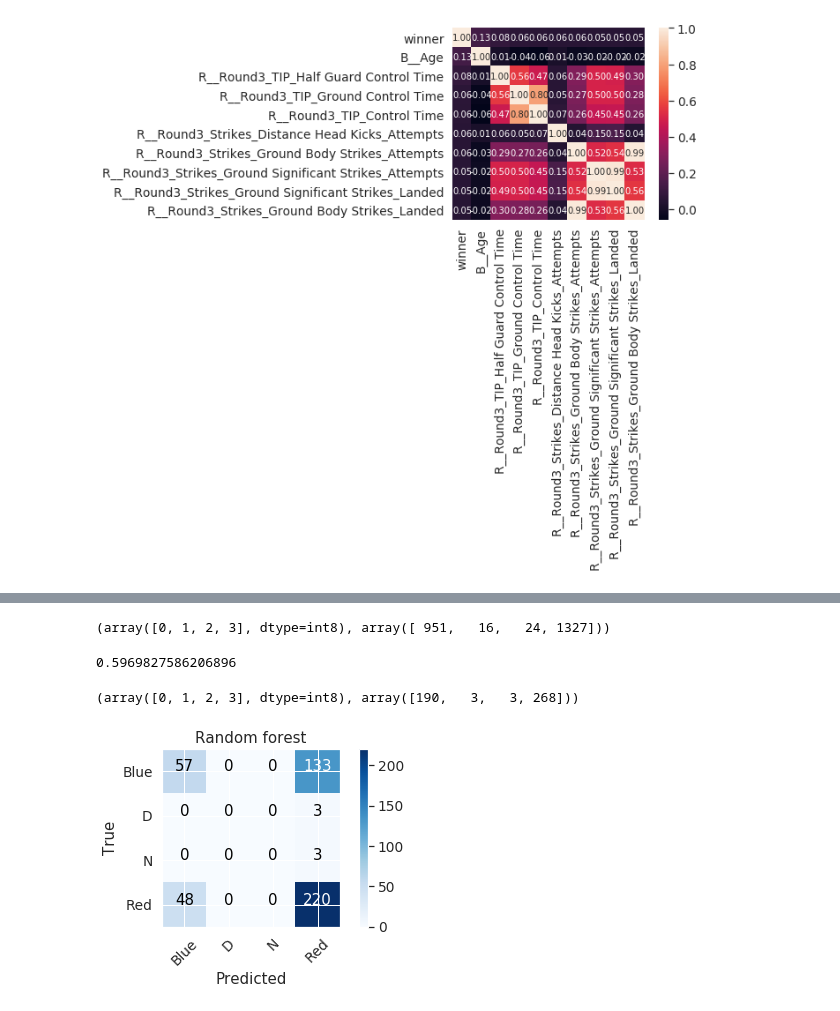
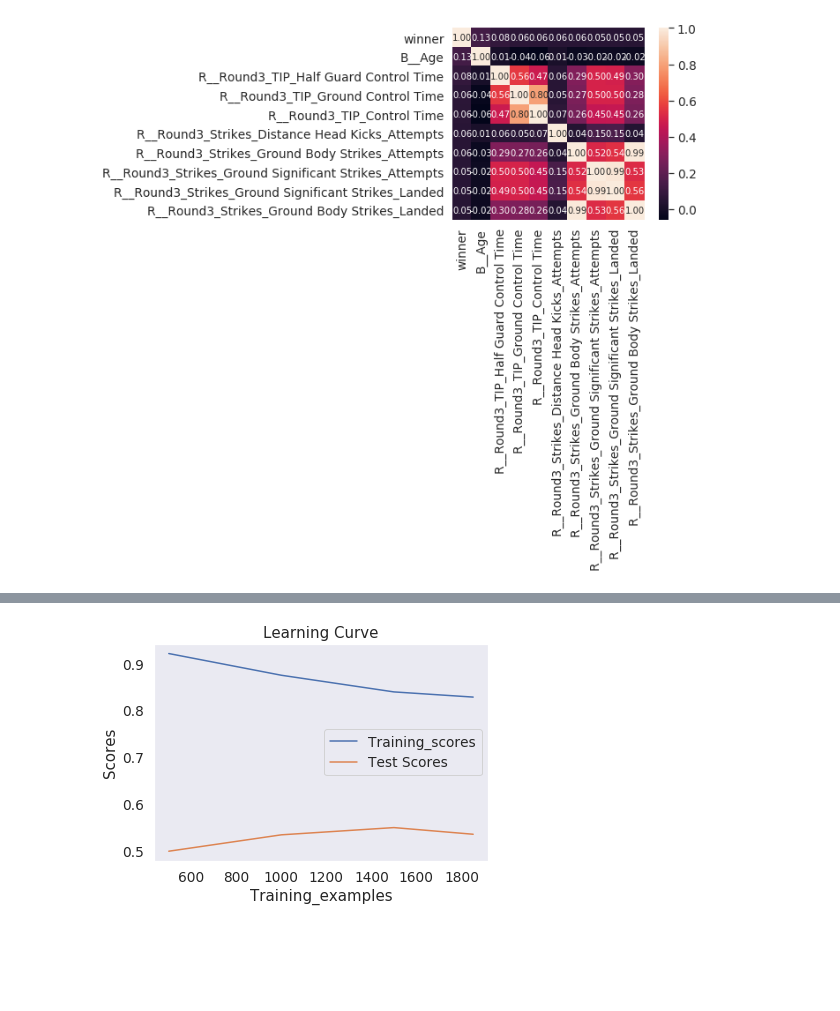
Before and after one commit to Hitkul/UFC_Fight_Prediction, a Jupyter notebook: UFC.ipynb, the cells around one changed output, grey strips where cells are left out. Drawn from its saved outputs; the diff is of its cells as text; code cells hidden in the pictures; blank space fills up the shorter version.

```diff
--- a/UFC.ipynb
+++ b/UFC.ipynb
@@ -192,0 +240,12 @@ def plot_cm(cm,title):
+# %%
+def draw_learning_curve(model,X,Y):
+    train_sizes,train_scores,test_scores = learning_curve(model,X,Y,cv=5,train_sizes=[500,1000,1500,1852])
+    train_scores_mean = np.mean(train_scores,axis=1)
+    test_scores_mean = np.mean(test_scores,axis=1)
+    plt.grid()
+    plt.xlabel("Training_examples")
+    plt.ylabel("Scores")
+    plt.plot(train_sizes,train_scores_mean,label="Training_scores")
+    plt.plot(train_sizes,test_scores_mean,label="Test Scores")
+    plt.legend(loc="best")
+    plt.title("Learning Curve")
@@ -193,7 +269,4 @@ def plot_cm(cm,title):
 # %%
-X_all = dropdata.drop(['winner'], axis=1)
-y_all = dropdata['winner']
+draw_learning_curve(XGBClassifier(),dropdata.drop(['winner'], axis=1),dropdata['winner'])
+# %% [output]
+[figure, added]
-# %%
-np.unique(y_all.values,return_counts=True)
-# %% [output]
-(array([0, 1, 2, 3], dtype=int8), array([ 951,   16,   24, 1327]))
@@ -206,10 +272,0 @@ Y_pred = randomfor.predict(X_test)
-# %%
-accuracy_score(Y_test,Y_pred)
-# %% [output]
-0.5969827586206896
-# %%
-print(np.unique(Y_test.values,return_counts=True))
-plot_cm(confusion_matrix(Y_test,Y_pred),"Random forest")
-# %% [output]
-(array([0, 1, 2, 3], dtype=int8), array([190,   3,   3, 268]))
-[figure, removed]
```
Also changed, not shown: parts of 20 cells of this notebook.
